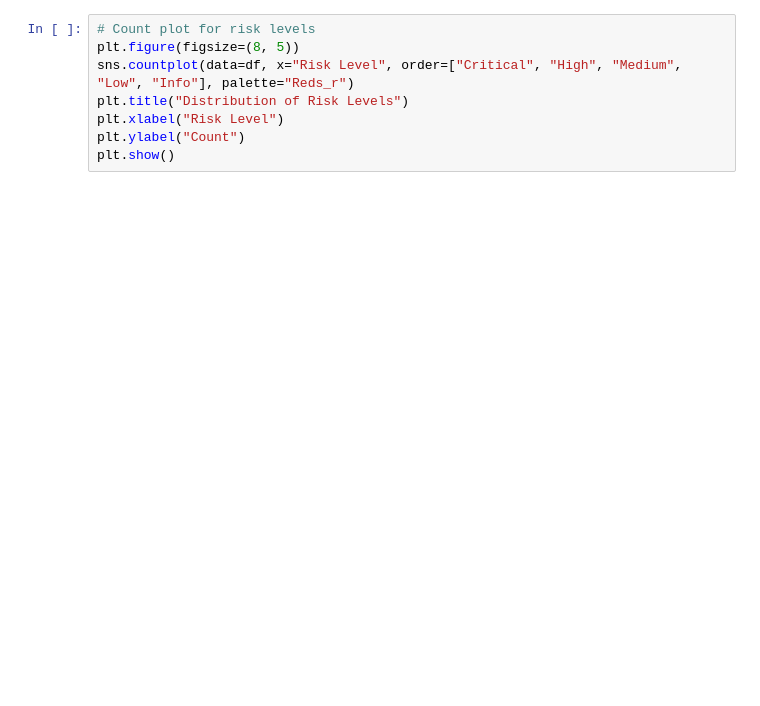
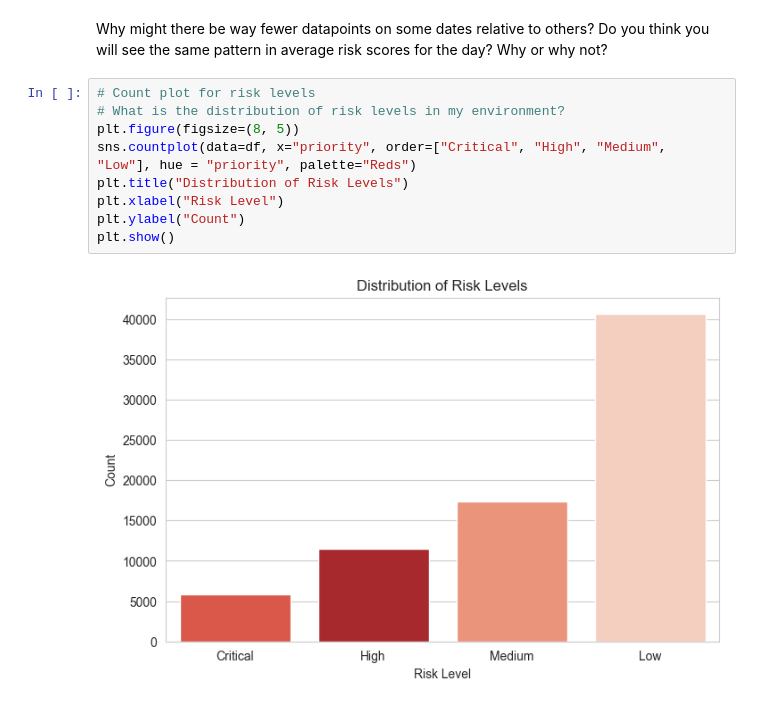
Before and after one commit to jessie-jamieson/ai_for_sec_workshop, a Jupyter notebook: notebooks/asm_explorer.ipynb, the cells around one changed output. Saved outputs shown, nothing was run; the diff lists cells and outputs as text; blank space fills up the shorter version.

```diff
--- a/notebooks/asm_explorer.ipynb
+++ b/notebooks/asm_explorer.ipynb
@@ -49,10 +99,15 @@ df.describe()
+# %% [markdown]
+Why might there be way fewer datapoints on some dates relative to others? Do you think you will see the same pattern in average risk scores for the day? Why or why not?
 # %%
 # Count plot for risk levels
+# What is the distribution of risk levels in my environment?
 plt.figure(figsize=(8, 5))
-sns.countplot(data=df, x="Risk Level", order=["Critical", "High", "Medium", "Low", "Info"], palette="Reds_r")
+sns.countplot(data=df, x="priority", order=["Critical", "High", "Medium", "Low"], hue = "priority", palette="Reds")
 plt.title("Distribution of Risk Levels")
 plt.xlabel("Risk Level")
 plt.ylabel("Count")
 plt.show()
+# %% [output]
+[figure, added]
 # %%
 # Count cloud vs. on-prem assets
```
Also changed, not shown: parts of 10 cells of this notebook, 4 other files.
